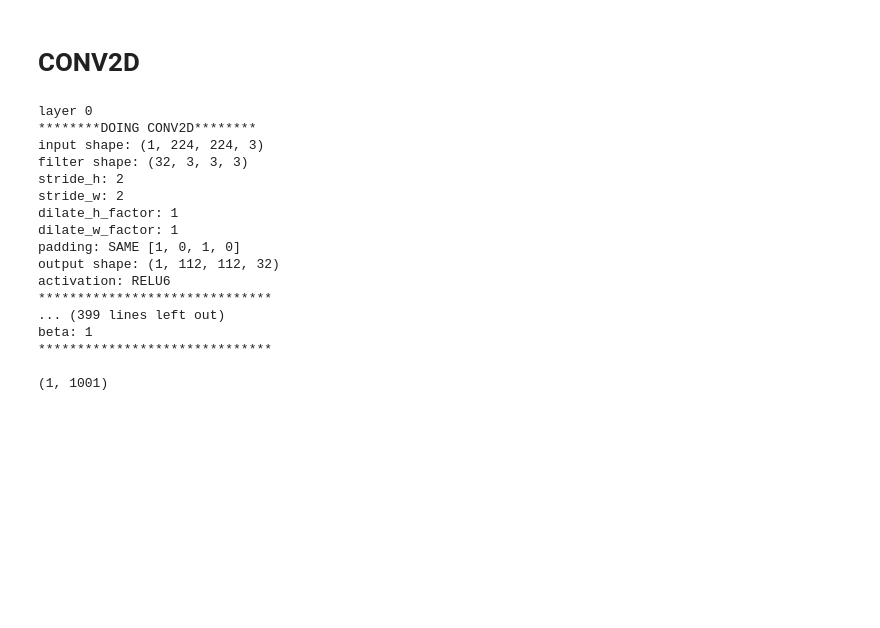
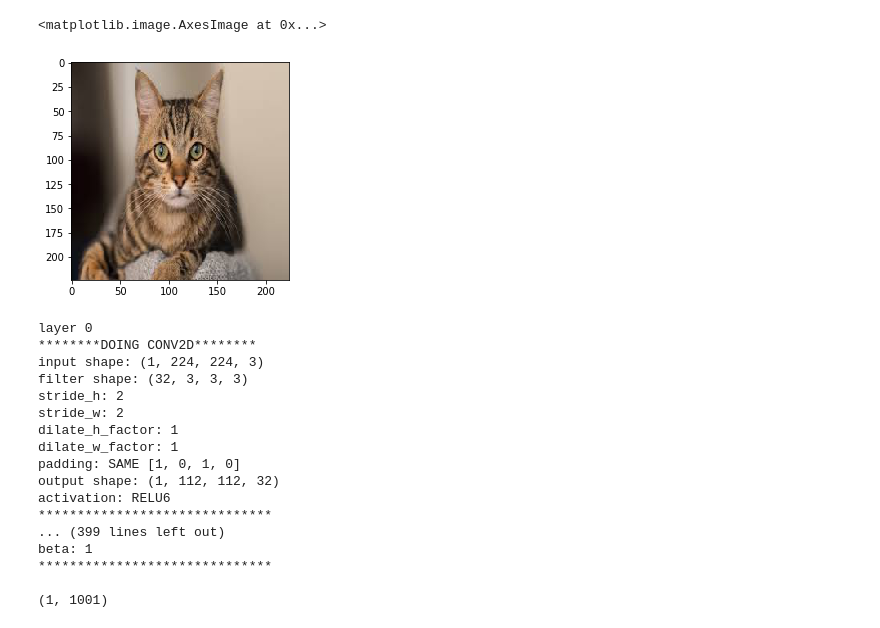
Before and after one commit to kteodorovich/Convolutions, a Jupyter notebook: convs.ipynb, the cells around one changed output. Saved outputs shown, nothing was run; the diff lists cells and outputs as text; code cells hidden in the pictures; blank space fills up the shorter version.

```diff
--- a/convs.ipynb
+++ b/convs.ipynb
@@ -244,5 +409,3 @@ buf = bytearray(buf)
 mobilenet = Model.GetRootAsModel(buf, 0)
 
 sub = mobilenet.Subgraphs(0)
-# %% [markdown]
-# CONV2D
@@ -426,4 +547,16 @@ def do_layer(layer, input_data):
     print('*' * 30)
     print()
     return out
+# %%
+from PIL import Image
+import matplotlib.pyplot as plt
+%matplotlib inline
+
+
+img = Image.open('pics/cat.jpg')
+img = img.resize((224,224))
+plt.imshow(img)
+# %% [output]
+<matplotlib.image.AxesImage at 0x...>
+[figure, added]
 # %%
```
Also changed, not shown: parts of 25 cells of this notebook, 8 other files.
